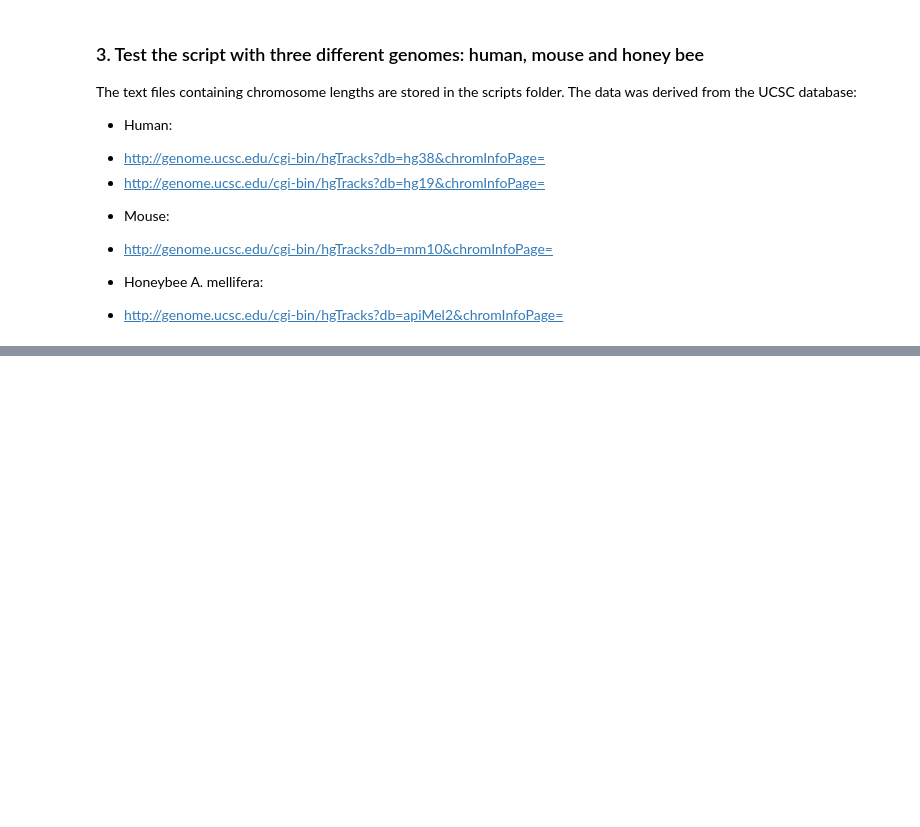
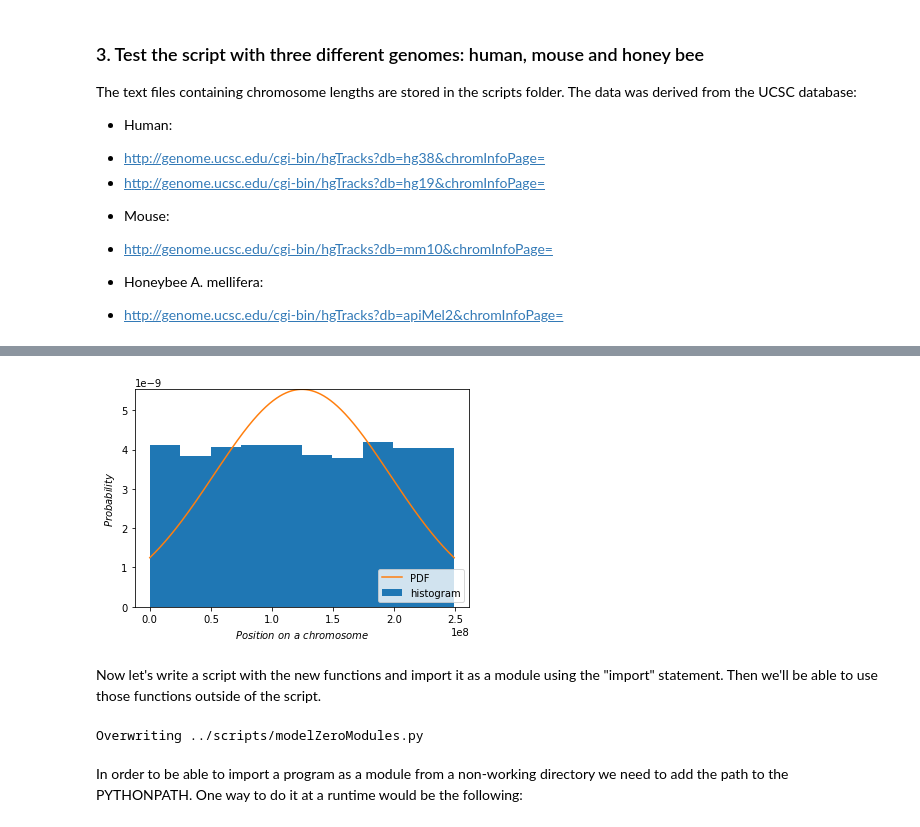
Before and after one commit to ElviraMingazova/Advanced-random-IR, a Jupyter notebook: notebooks/getRegionW2.ipynb, the cells around one changed output, grey strips where cells are left out. Cells and saved outputs as stored; diff of their text form; code cells hidden in the pictures; blank space fills up the shorter version.

```diff
--- a/notebooks/getRegionW2.ipynb
+++ b/notebooks/getRegionW2.ipynb
@@ -417,0 +479,47 @@ The human genome file was already tested above
+# %%
+plotDistribution(10000,'chr1')
+# %% [output]
+[figure, added]
+# %% [markdown]
+Now let's write a script with the new functions and import it as a module using the "import" statement. Then we'll be able to use those functions outside of the script.
+# %%
+%%writefile ../scripts/modelZeroModules.py
+"""NCT Heidelberg
+Elvira Mingazova 2017
+Here are useful functions for completing week2 tasks"""
+
+#a function which will process the given text file and return {"chr name": chr length} pairs inside of a dictionary
+def getDimensionDict(filename):
+    d={}
+    with open(filename) as dimension_file:
+        for line in dimension_file:
+            key, value = line.split()
+            d[key.strip()]=int(value.strip())
+        dimension_file.close()
+    return d
+import random
+import numpy as np
+import scipy.stats as stats
+import matplotlib.pyplot as plt
+#a new parameter "filename" was added to this function in order
+#to be able to call getDimensionDict(filename) from within
+def plotDistribution(n,chrom,filename):
+    dimension_dict = getDimensionDict(filename)
+    chrLen = dimension_dict[chrom]
+    position = []
+    for i in range(n):
+        position.append(random.randint(1,chrLen))
+    position.sort()
+    pmean = np.mean(position)
+    pstd = np.std(position)
+    pdf = stats.norm.pdf(position, pmean, pstd)
+    plt.hist(position,normed=True, label = 'histogram')
+    plt.plot(position, pdf, label = 'PDF')
+    plt.xlabel("$Position\ on\ a\ chromosome$")
+    plt.ylabel("$Probability$")
+    plt.legend(loc='lower right')
+    plt.show()
+# %% [output]
+Overwriting ../scripts/modelZeroModules.py
+# %% [markdown]
+In order to be able to import a program as a module from a non-working directory we need to add the path to the PYTHONPATH. One way to do it at a runtime would be the following:
```
Also changed, not shown: parts of 28 cells of this notebook, 2 other files.
